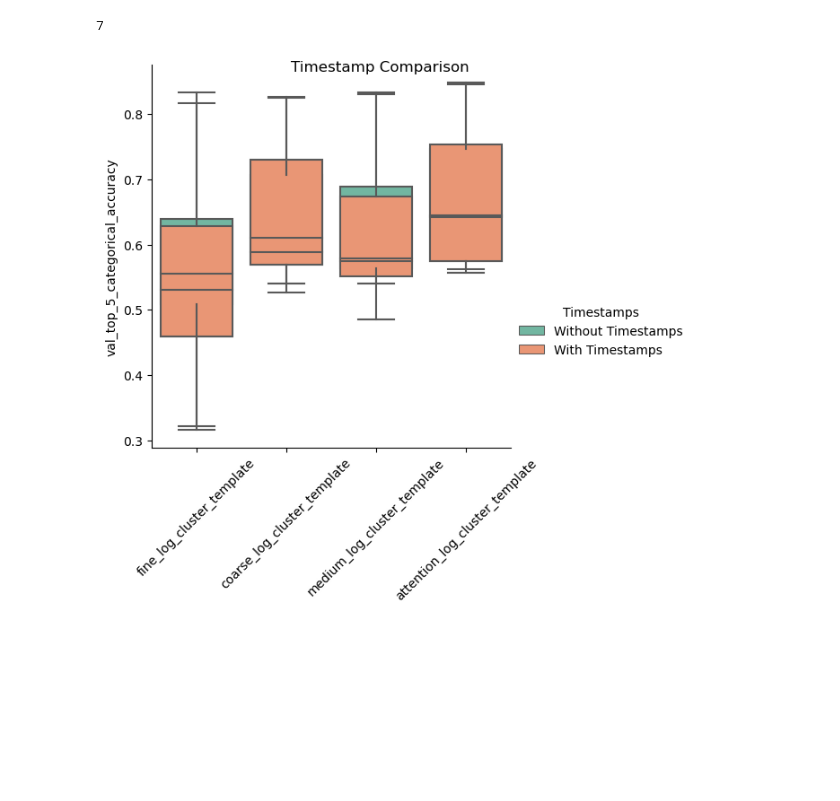
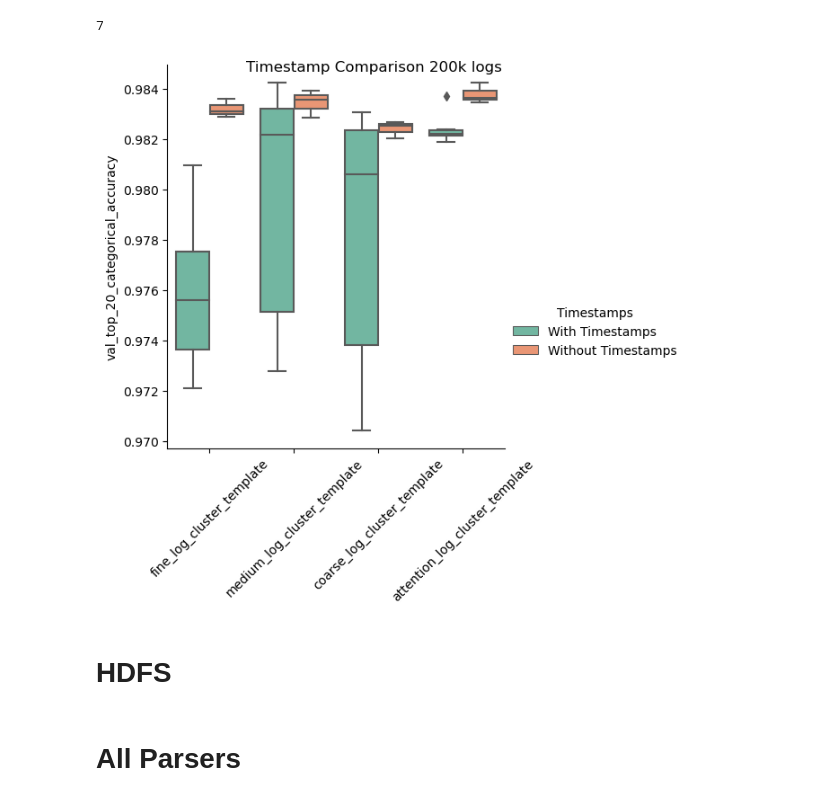
Before and after one commit to DerDoni/Domain-Guided-Monitoring, a Jupyter notebook: notebooks/Attention vs. no attention.ipynb, the cells around one changed output. Saved outputs shown, nothing was run; the diff lists cells and outputs as text; code cells hidden in the pictures; blank space fills up the shorter version.

```diff
--- a/notebooks/Attention vs. no attention.ipynb
+++ b/notebooks/Attention vs. no attention.ipynb
@@ -131,6 +163,7 @@ df.head()
 | 0 | 863 | 863 | [[Hostname#wally113, coarse_log_c... | [[Hostname#wally113, , http_statu... | [[fine_log_cluster_template_drain... | [[medium_log_cluster_template_dra... | ... |
 # %%
 sns.set(font_scale=3)
+sns.set_style("ticks",{'axes.grid' : True})
 df = huawei_metrics_df.copy()
 df["data_params_SequenceConfigx_sequence_column_name"] = df["data_params_SequenceConfigx_sequence_column_name"].apply(lambda x: {
     "": "attention_log_cluster_template"
@@ -147,17 +180,18 @@ g = sns.catplot(
         ],
     hue="Log Template",
     x="data_params_SequenceConfigx_sequence_column_name",
-    y="val_top_5_categorical_accuracy_history_best",
+    y="val_top_20_categorical_accuracy_history_best",
     row="data_params_SequenceConfigy_sequence_column_name",
-    order=["fine_log_cluster_template_drain", "coarse_log_cluster_template_drain", "medium_log_cluster_template_drain", "fine_log_cluster_template_spell", "coarse_log_cluster_template_spell",
-           "medium_log_cluster_template_spell", "fine_log_cluster_template_nulog", "coarse_log_cluster_template_nulog", "medium_log_cluster_template_nulog", "attention_log_cluster_template"],
+    order=["fine_log_cluster_template_drain", "medium_log_cluster_template_drain", "coarse_log_cluster_template_drain", "fine_log_cluster_template_spell", "medium_log_cluster_template_spell",
+           "coarse_log_cluster_template_spell", "fine_log_cluster_template_nulog", "medium_log_cluster_template_nulog", "coarse_log_cluster_template_nulog", "attention_log_cluster_template"],
     kind="box",
     palette="Set2",
     dodge=False,
-    height=25,
-    aspect=2,
-).set_xticklabels(rotation=45).set_titles("").set_axis_labels('', "val_top_5_categorical_accuracy")
-plt.savefig("all_results.png", dpi=120, bbox_inches="tight")
+    height=20,
+    aspect=1.3,
+).set_xticklabels(rotation=45).set_titles("").set_axis_labels('', "val_top_20_categorical_accuracy")
+plt.ylim(0.76, 0.87)
+plt.savefig("all_results.png", dpi=150, bbox_inches="tight")
 plt.suptitle("All")
 plt.show()
 # %% [output]
@@ -295,6 +359,9 @@ Name: all_events, dtype: object
 # %% [markdown]
 # Timestamp Comparison
 # %%
+mlflow_helper = MlflowHelper(pkl_file=Path("mlflow_run_df.pkl"), experiment_id="750197874267225516")
+mlflow_helper.query_valid_runs(pkl_file=Path("mlflow_run_df.pkl"))
+
 huawei_df = mlflow_helper.huawei_run_df(
     valid_x_columns=["fine_log_cluster_template", "coarse_log_cluster_template", "", "medium_log_cluster_template"],
     valid_y_columns=["attributes"],
@@ -482,21 +590,26 @@ len(choices)
 # %%
 df = huawei_metrics_df.copy()
 df["data_params_SequenceConfigx_sequence_column_name"] = df["data_params_SequenceConfigx_sequence_column_name"].apply(lambda x: {
     "": "attention_log_cluster_template"
 }.get(x, x))
+df = df.query("data_params_HuaweiPreprocessorConfigaggregated_log_file == 'data/logs_aggregated_concurrent_200000.csv'")
 df["Timestamps"] = df["data_params_HuaweiPreprocessorConfigremove_dates_from_payload"].apply(lambda x: "With Timestamps" if x=="False" else "Without Timestamps")
 g = sns.catplot(
     data=df,
     hue="Timestamps",
     x="data_params_SequenceConfigx_sequence_column_name",
-    y="val_top_5_categorical_accuracy_history_best",
-    order=["fine_log_cluster_template", "coarse_log_cluster_template", "medium_log_cluster_template", "attention_log_cluster_template"],
+    y="val_top_20_categorical_accuracy_history_best",
+    order=["fine_log_cluster_template", "medium_log_cluster_template", "coarse_log_cluster_template", "attention_log_cluster_template"],
     kind="box",
     palette="Set2",
-    dodge=False,
-).set_xticklabels(rotation=45).set_titles("").set_axis_labels('', "val_top_5_categorical_accuracy")
+    dodge=True,
+).set_xticklabels(rotation=45).set_titles("").set_axis_labels('', "val_top_20_categorical_accuracy")
 plt.savefig("timestamps_comparison.png", dpi=120, bbox_inches="tight")
-plt.suptitle("Timestamp Comparison")
+plt.suptitle("Timestamp Comparison 200k logs")
 plt.show()
 # %% [output]
-[figure, old version]
+[figure, new version]
+# %% [markdown]
+# HDFS
+# %% [markdown]
+# All Parsers
```
Also changed, not shown: parts of 40 cells of this notebook, 15 other files.
